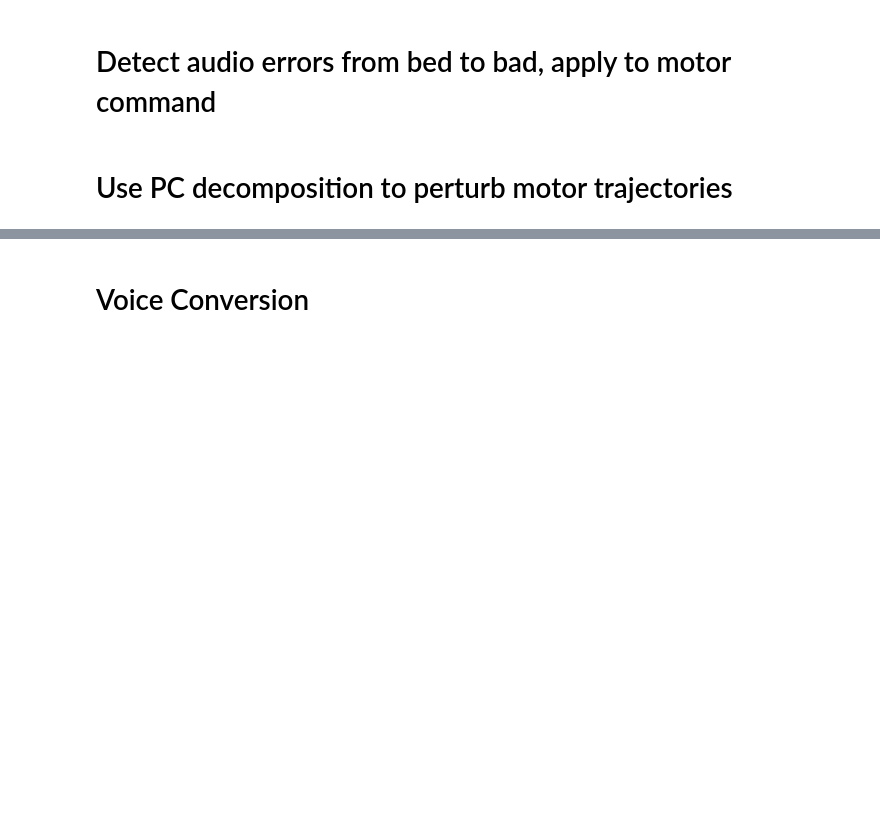
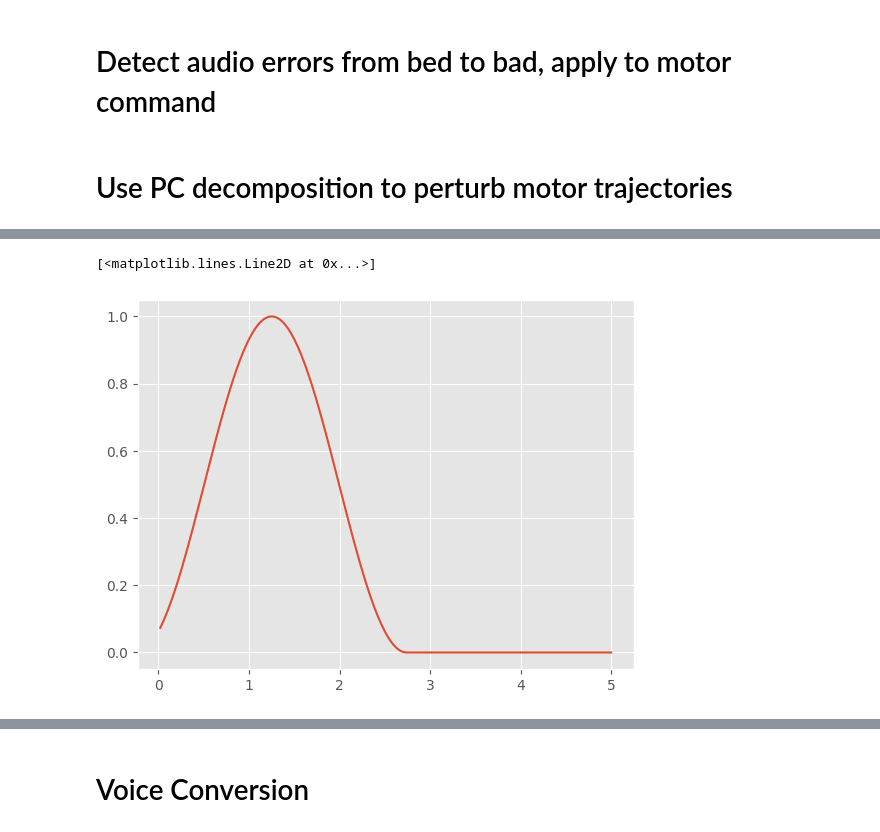
Before and after one commit to mguillau-commits/mrep, a Jupyter notebook: notebooks/process_diva_wavfiles.ipynb, the cells around one changed output, grey strips where cells are left out. Saved outputs shown, nothing was run; the diff lists cells and outputs as text; code cells hidden in the pictures; blank space fills up the shorter version.

Commit message:
perturbations working well

```diff
--- a/notebooks/process_diva_wavfiles.ipynb
+++ b/notebooks/process_diva_wavfiles.ipynb
@@ -889,0 +1117,15 @@ _extract_ema: v4
+# %%
+emas_orig = [np.squeeze(c['ema']) for c in codes]
+# emas_orig = emas_orig + [ema_pert]
+
+# # maxlen = max([e.shape[0] for e in emas_orig])
+# maxlen = 250 # be generous with padding
+# emas = [
+#     np.pad(e, ((0, maxlen - e.shape[0]), (0, 0)), mode='constant')
+#     for e in emas_orig
+# ]
+# emas = [m2M(m.T, PC).T for m in emas] # convert to PC space
+
+# [e.shape for e in emas]
+emas_orig_time = [np.arange(1, e.shape[0]+1) / FS_SPARC_CODE for e in emas_orig]
+# emas_time[0]
@@ -889,0 +1270,48 @@ _extract_ema: v4
+# %%
+# Create perturbation timeseries and interpoulate/perturb
+alpha_vec = np.zeros(emas[f1_idx].shape[0])
+# [print(e.shape) for e in emas]
+
+# for interpolations --------
+vowel_onset_time = 0.5
+vowel_duration = 1.5 # for pIYk and pUWk
+vowel_nucleus = vowel_onset_time + vowel_duration/2
+
+
+pert_dur  = vowel_duration
+pert_times = [vowel_nucleus]
+window = np.hanning(round(pert_dur * (FS_SPARC_CODE) * 2))
+idxs = [np.argmin(abs(emas_time[f1_idx] - t)) for t in pert_times]
+alpha_vec[idxs] = alpha
+alpha_vec = np.convolve(alpha_vec, window, 'same')
+alpha_vec = alpha_vec[:, np.newaxis]  # shape becomes (128, 1)
+
+e_out = np.multiply((1-alpha_vec), (emas[f1_idx]))  +     np.multiply(alpha_vec, (emas[f2_idx]))
+
+
+# # for pertubations ----------
+# pert_dur = 0.1
+# window = np.hanning(round(pert_dur * (FS_SPARC_CODE) * 2))
+
+
+# # perturb at multiple points
+# pert_times = [0.5, 0.9]
+# idxs = [np.argmin(abs(emas_time[f1_idx] - t)) for t in pert_times]
+# alpha_vec[idxs] = alpha
+
+# pert_times = [0.7]
+# idxs = [np.argmin(abs(emas_time[f1_idx] - t)) for t in pert_times]
+# alpha_vec[idxs] = -alpha
+
+# # (vowel_duration * (FS_SPARC_CODE))
+
+# alpha_vec = np.convolve(alpha_vec, window, 'same')
+# alpha_vec = alpha_vec[:, np.newaxis]  # shape becomes (128, 1)
+
+# emas[f2_idx] = np.multiply(alpha_vec, (emas[f2_idx]))
+# e_out = emas[f1_idx] + emas[f2_idx]
+
+plt.plot(emas_time[f1_idx], alpha_vec)
+# %% [output]
+[<matplotlib.lines.Line2D at 0x...>]
+[figure, added]
```
Also changed, not shown: parts of 46 cells of this notebook.
